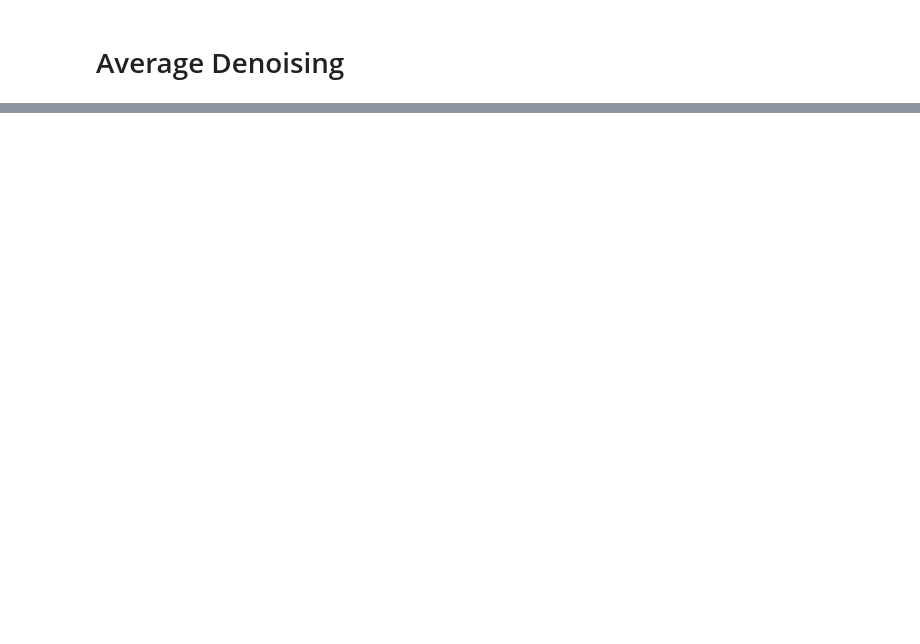
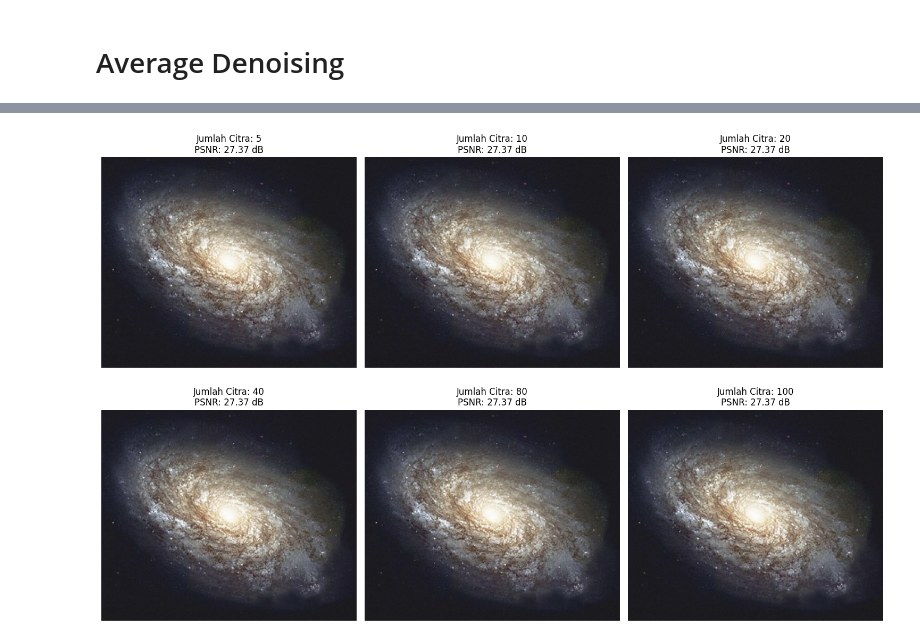
Before and after one commit to RaihanFazzaufaR/22_RaihanFazzaufaRasendriya, a Jupyter notebook: Week4.ipynb, the cells around one changed output, grey strips where cells are left out. Drawn from its saved outputs; the diff is of its cells as text; code cells hidden in the pictures; blank space fills up the shorter version.

```diff
--- a/Week4.ipynb
+++ b/Week4.ipynb
@@ -111,0 +74,39 @@ PSNR Image 100:  28.43788261991022
+# %%
+import glob
+cv_img = []
+
+for img in glob.glob('/content/drive/MyDrive/PCVK/Images/noises/*.jpg'):
+  n = cv.imread(img)
+  cv_img.append(n)
+
+def calculate_psnr(original, denoised):
+    mse = np.mean((original - denoised) ** 2)
+    if mse == 0:  # Jika MSE = 0, artinya citra tanpa noise, PSNR tak terhingga
+        return float('inf')
+    max_pixel = 255.0
+    psnr = 20 * np.log10(max_pixel / np.sqrt(mse))
+    return psnr
+
+# Load citra asli
+original_img = cv.imread('/content/drive/MyDrive/PCVK/Images/galaxy.jpg')
+
+# Daftar jumlah citra yang ingin digunakan
+jumlah_citra_list = [5, 10, 20, 40, 80, 100]
+
+# Siapkan plot
+fig, axes = plt.subplots(2, 3, figsize=(15, 10))
+axes = axes.ravel()  # Ravel untuk mengakses subplot secara flat array
+
+for i, jumlah in enumerate(jumlah_citra_list):
+    average_img = np.mean(cv_img, axis=0).astype(np.uint8)
+    psnr_value = calculate_psnr(original_img, average_img)
+
+    average_img_rgb = cv.cvtColor(average_img, cv.COLOR_BGR2RGB)
+    axes[i].imshow(average_img_rgb)
+    axes[i].set_title(f'Jumlah Citra: {jumlah}\nPSNR: {psnr_value:.2f} dB')
+    axes[i].axis('off')
+
+plt.tight_layout()
+plt.show()
+# %% [output]
+[figure, added]
```
Also changed, not shown: parts of 6 cells of this notebook.
